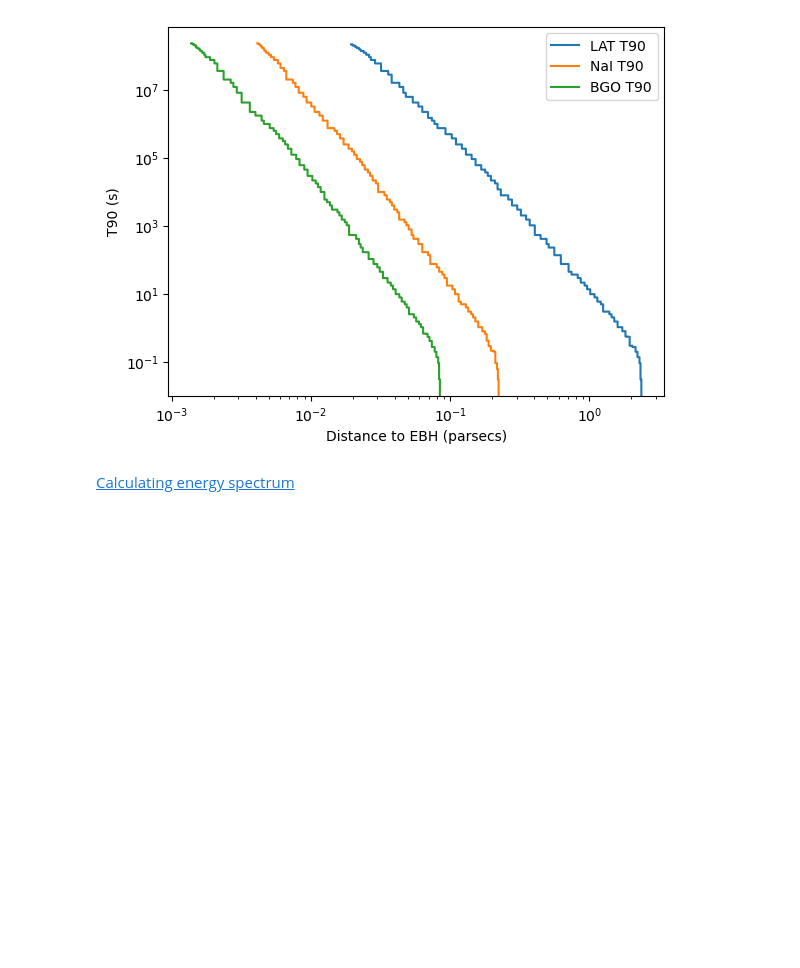
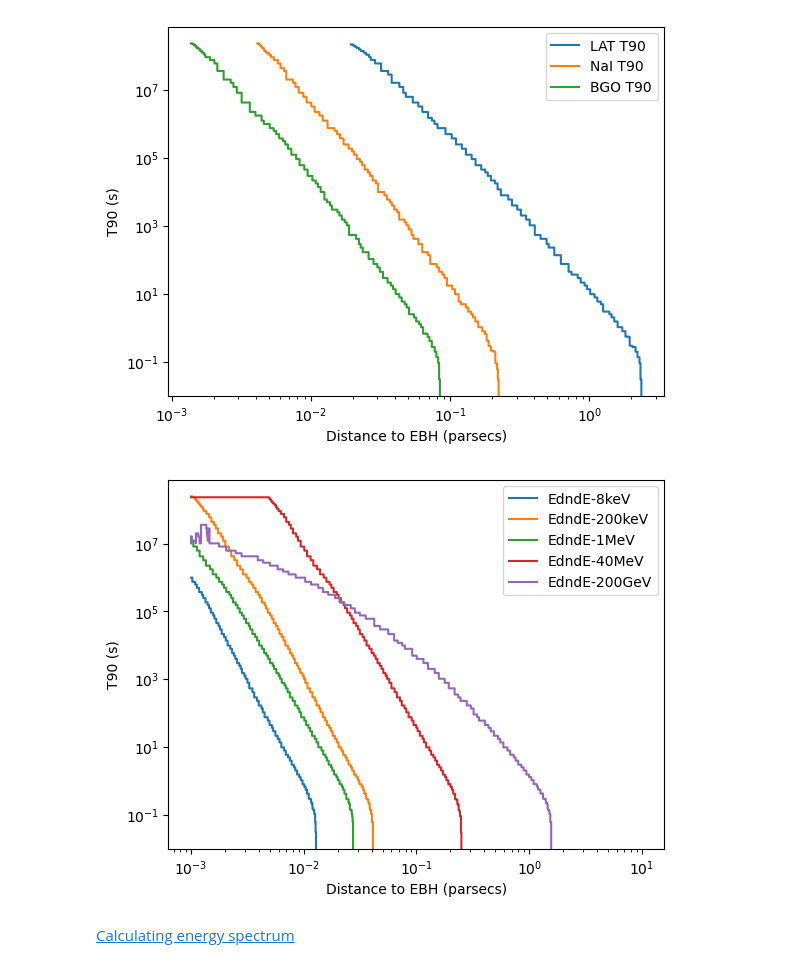
Before and after one commit to xboluna/Research, a Jupyter notebook: BHRad/Modelling/BHawk_Modelling.ipynb, the cells around one changed output. Saved outputs shown, nothing was run; the diff lists cells and outputs as text; code cells hidden in the pictures; blank space fills up the shorter version.

```diff
--- a/BHRad/Modelling/BHawk_Modelling.ipynb
+++ b/BHRad/Modelling/BHawk_Modelling.ipynb
@@ -151,6 +151,10 @@ def Riemann_Integrate(x, y, threshold = np.infty, verbose = False):
 
     NOTABLY: Skips over repeated x-data by taking the lowest y of repeated indices x and
         matching it to the next non-repeating index x
+
+    Eventually I could also calculate this as a left- and right-hand Riemann sum and be able to show an upper-
+        and lower-bound for the T90 integration.
+    But I don't really think this would be a big differencee, since it's scaled by 1e7 already.
     """
 
     cum_int = 0.
@@ -281,6 +287,27 @@ ax.set_xscale('log')
 fig.savefig('T90s.png', dpi=500)
 # %% [output]
 [figure]
+# %%
+# BONUS: here's the same T90 calculation on your SED curves
+
+fig, ax = plt.subplots()
+
+for energy_bin in ['EdndE-8keV', 'EdndE-200keV', 'EdndE-1MeV', 'EdndE-40MeV', 'EdndE-200GeV']:
+
+    d_range = np.logspace(-3, 1, base = 10, num = 1000)*u.pc
+    t90 = calculate_t90(
+        d_range, np.array(hardness[energy_bin])
+    )
+    ax.step(d_range, t90, label = energy_bin)
+
+ax.set_xlabel('Distance to EBH (parsecs)')
+ax.set_ylabel('T90 (s)')
+
+ax.legend()
+ax.set_yscale('log')
+ax.set_xscale('log')
+# %% [output]
+[figure, added]
 # %%
 # lat_t50, lat_d_range = calculate_t90(lat_d, lat_lc, ratio = .5)
 # gbm_t50, gbm_d_range = calculate_t90(gbm_d, gbm_lc, ratio = .5)
```
Also changed, not shown: parts of 2 cells of this notebook.
